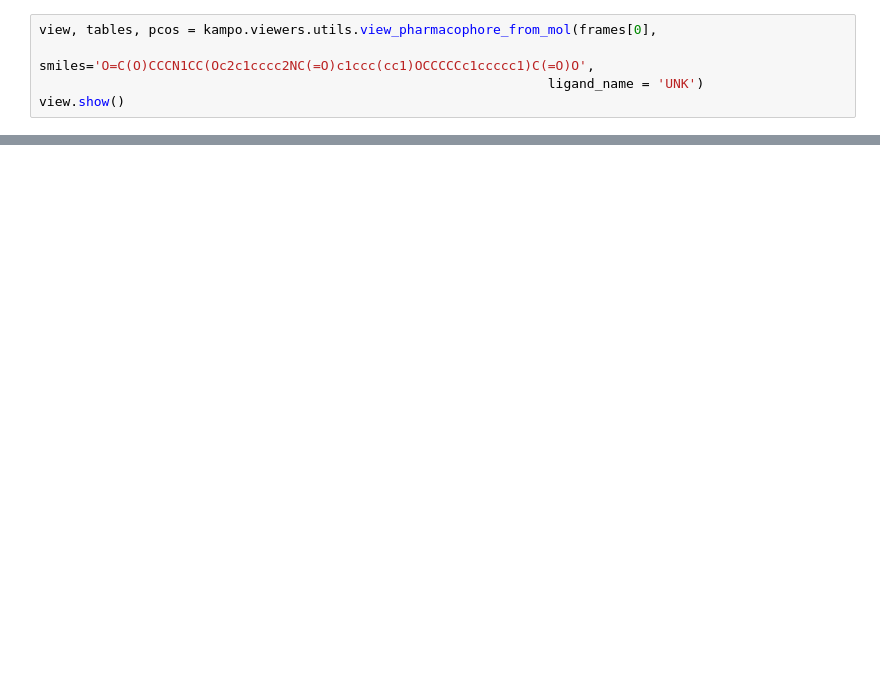
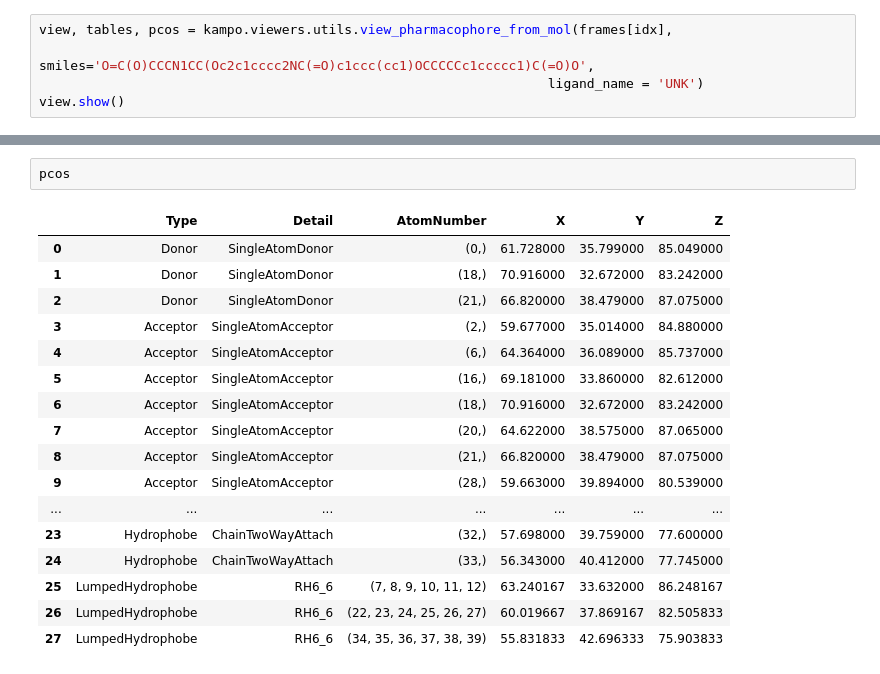
Before and after one commit to ytworks/DiagnosisForth, a Jupyter notebook: examples/pco_example.ipynb, the cells around one changed output, grey strips where cells are left out. Drawn from its saved outputs; the diff is of its cells as text; blank space fills up the shorter version.

```diff
--- a/examples/pco_example.ipynb
+++ b/examples/pco_example.ipynb
@@ -21,5 +19,5 @@ kampo.interactions.analyzer.create_df_from_binding_site(interactions_by_site[sel
 # %%
-view, tables, pcos = kampo.viewers.utils.view_pharmacophore_from_mol(frames[0],
+view, tables, pcos = kampo.viewers.utils.view_pharmacophore_from_mol(frames[idx],
                                                                  smiles='O=C(O)CCCN1CC(Oc2c1cccc2NC(=O)c1ccc(cc1)OCCCCCc1ccccc1)C(=O)O',
                                                                  ligand_name = 'UNK')
 view.show()
@@ -28 +26,21 @@ view.show()
 [interactive output not drawn]
+# %%
+pcos
+# %% [output]
+|  | Type | Detail | AtomNumber | X | Y | Z |
+| 0 | Donor | SingleAtomDonor | (0,) | 61.728000 | 35.799000 | 85.049000 |
+| 1 | Donor | SingleAtomDonor | (18,) | 70.916000 | 32.672000 | 83.242000 |
+| 2 | Donor | SingleAtomDonor | (21,) | 66.820000 | 38.479000 | 87.075000 |
+| 3 | Acceptor | SingleAtomAcceptor | (2,) | 59.677000 | 35.014000 | 84.880000 |
+| 4 | Acceptor | SingleAtomAcceptor | (6,) | 64.364000 | 36.089000 | 85.737000 |
+| 5 | Acceptor | SingleAtomAcceptor | (16,) | 69.181000 | 33.860000 | 82.612000 |
+| 6 | Acceptor | SingleAtomAcceptor | (18,) | 70.916000 | 32.672000 | 83.242000 |
+| 7 | Acceptor | SingleAtomAcceptor | (20,) | 64.622000 | 38.575000 | 87.065000 |
+| 8 | Acceptor | SingleAtomAcceptor | (21,) | 66.820000 | 38.479000 | 87.075000 |
+| 9 | Acceptor | SingleAtomAcceptor | (28,) | 59.663000 | 39.894000 | 80.539000 |
+| ... | ... | ... | ... | ... | ... | ... |
+| 23 | Hydrophobe | ChainTwoWayAttach | (32,) | 57.698000 | 39.759000 | 77.600000 |
+| 24 | Hydrophobe | ChainTwoWayAttach | (33,) | 56.343000 | 40.412000 | 77.745000 |
+| 25 | LumpedHydrophobe | RH6_6 | (7, 8, 9, 10, 11, 12) | 63.240167 | 33.632000 | 86.248167 |
+| 26 | LumpedHydrophobe | RH6_6 | (22, 23, 24, 25, 26, 27) | 60.019667 | 37.869167 | 82.505833 |
+| 27 | LumpedHydrophobe | RH6_6 | (34, 35, 36, 37, 38, 39) | 55.831833 | 42.696333 | 75.903833 |
```
Also changed, not shown: parts of 4 cells of this notebook, 1 other file.
